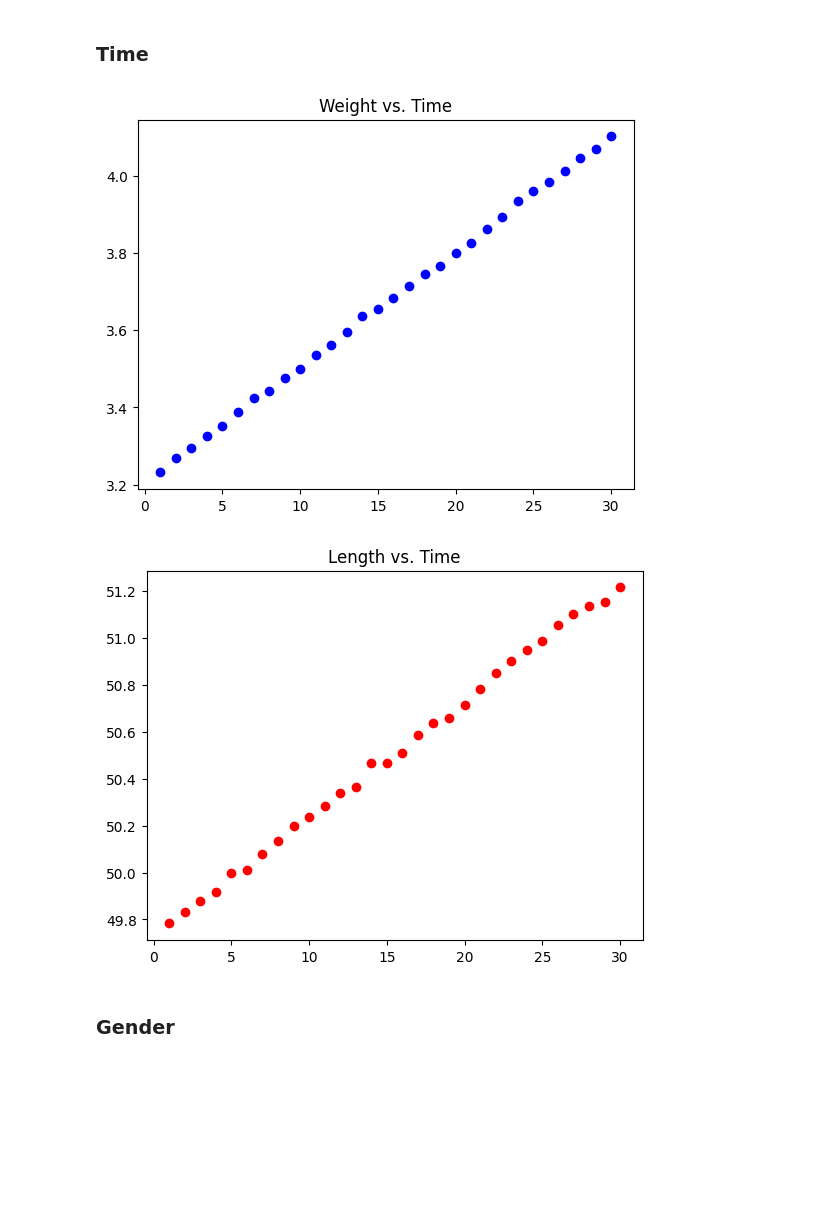
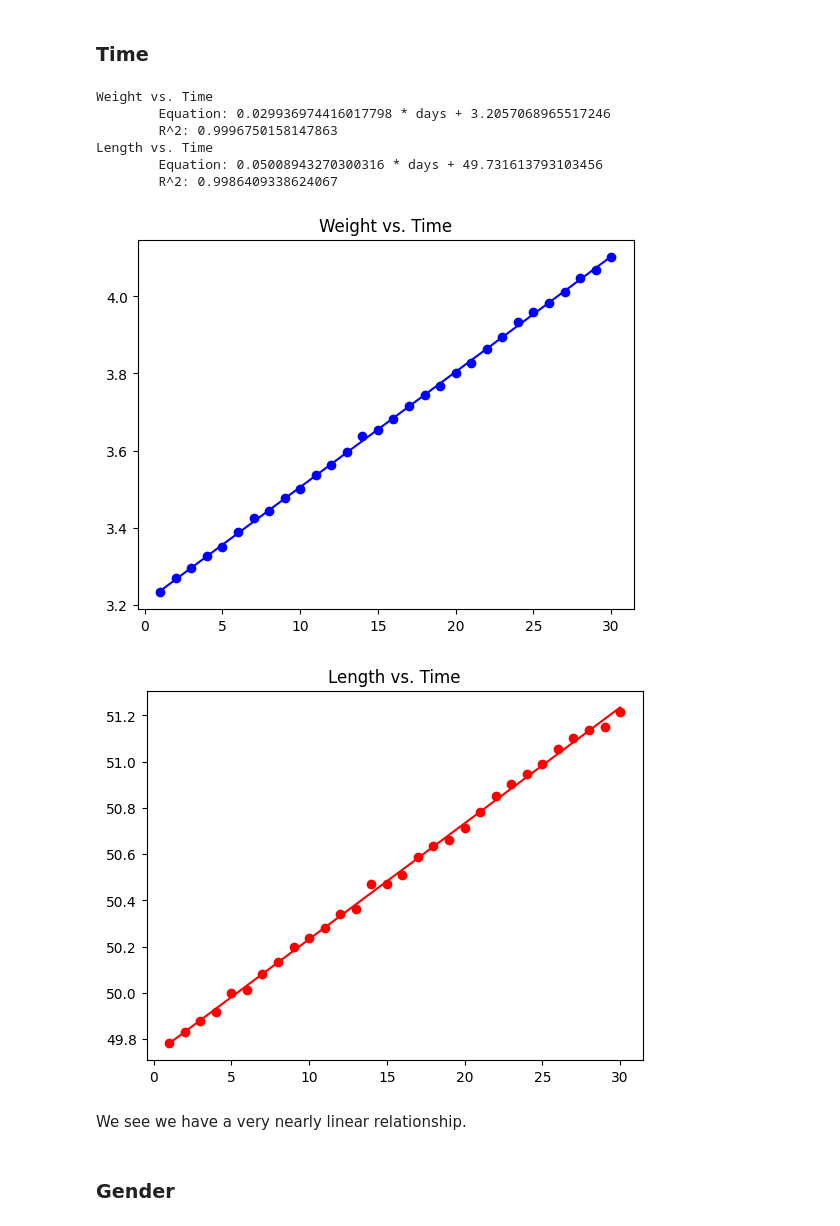
Before and after one commit to rsanche4/MA541-Project, a Jupyter notebook: MA541WeightandLength.ipynb, the cells around one changed output. Drawn from its saved outputs; the diff is of its cells as text; code cells hidden in the pictures; blank space fills up the shorter version.

```diff
--- a/MA541WeightandLength.ipynb
+++ b/MA541WeightandLength.ipynb
@@ -111,20 +148,48 @@ plt.show()
 Surprisingly, there doesn't seem to be much of a correlation between weight and length.
 # %% [markdown]
 ### Time
+# %%
+from sklearn.linear_model import LinearRegression
+
+days = range(1, 31)
+
+mean_weights = [np.mean(full_df[full_df["age_days"]==day]["weight_kg"]) for day in days]
+mean_lengths = [np.mean(full_df[full_df["age_days"]==day]["length_cm"]) for day in days]
+
+X = np.array(days).reshape(-1, 1)
+
+weight_time_lr = LinearRegression().fit(X, mean_weights)
+print("Weight vs. Time")
+print(f"\tEquation: {weight_time_lr.coef_[0]} * days + {weight_time_lr.intercept_}")
+print(f"\tR^2: {weight_time_lr.score(X, mean_weights)}")
+
+length_time_lr = LinearRegression().fit(X, mean_lengths)
+print("Length vs. Time")
+print(f"\tEquation: {length_time_lr.coef_[0]} * days + {length_time_lr.intercept_}")
+print(f"\tR^2: {length_time_lr.score(X, mean_lengths)}")
+# %% [output]
+Weight vs. Time
+        Equation: 0.029936974416017798 * days + 3.2057068965517246
+        R^2: 0.9996750158147863
+Length vs. Time
+        Equation: 0.05008943270300316 * days + 49.731613793103456
+        R^2: 0.9986409338624067
 # %%
-mean_weights = [np.mean(full_df[full_df["age_days"]==i]["weight_kg"]) for i in range(1, 31)]
-mean_lengths = [np.mean(full_df[full_df["age_days"]==i]["length_cm"]) for i in range(1, 31)]
-
 plt.title("Weight vs. Time")
 plt.plot(range(1, 31), mean_weights, "bo")
+# Graphing our linear regression results.
+plt.plot(range(1, 31), weight_time_lr.predict(X), "b-")
 plt.show()
 
 plt.title("Length vs. Time")
 plt.plot(range(1, 31), mean_lengths, "ro")
+plt.plot(range(1, 31), length_time_lr.predict(X), "r-")
 plt.show()
 # %% [output]
-[figure, old version]
+[figure, new version]
-[figure, old version]
+[figure, new version]
+# %% [markdown]
+We see we have a very nearly linear relationship.
 # %% [markdown]
 ### Gender
 # %%
```
Also changed, not shown: parts of 23 cells of this notebook.
